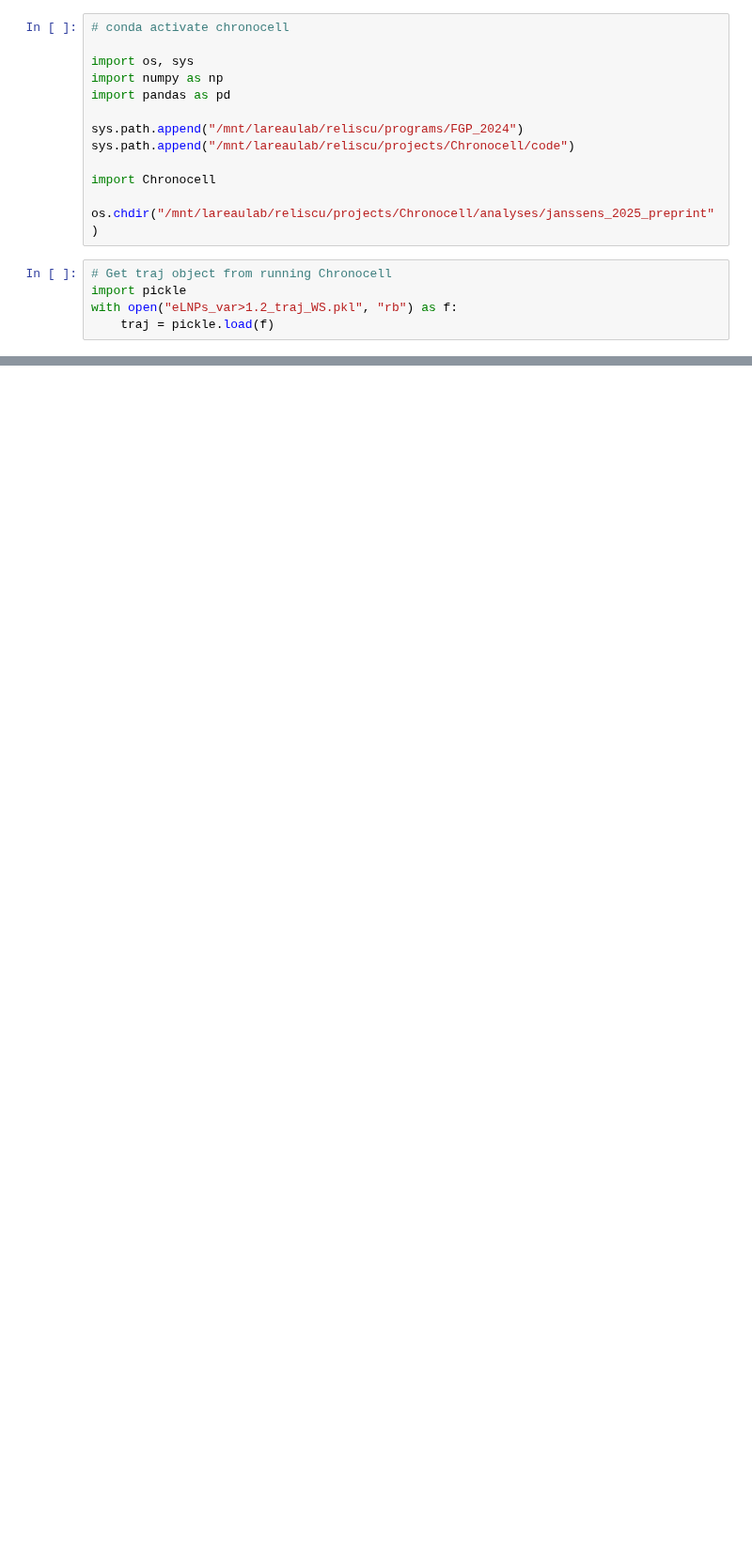
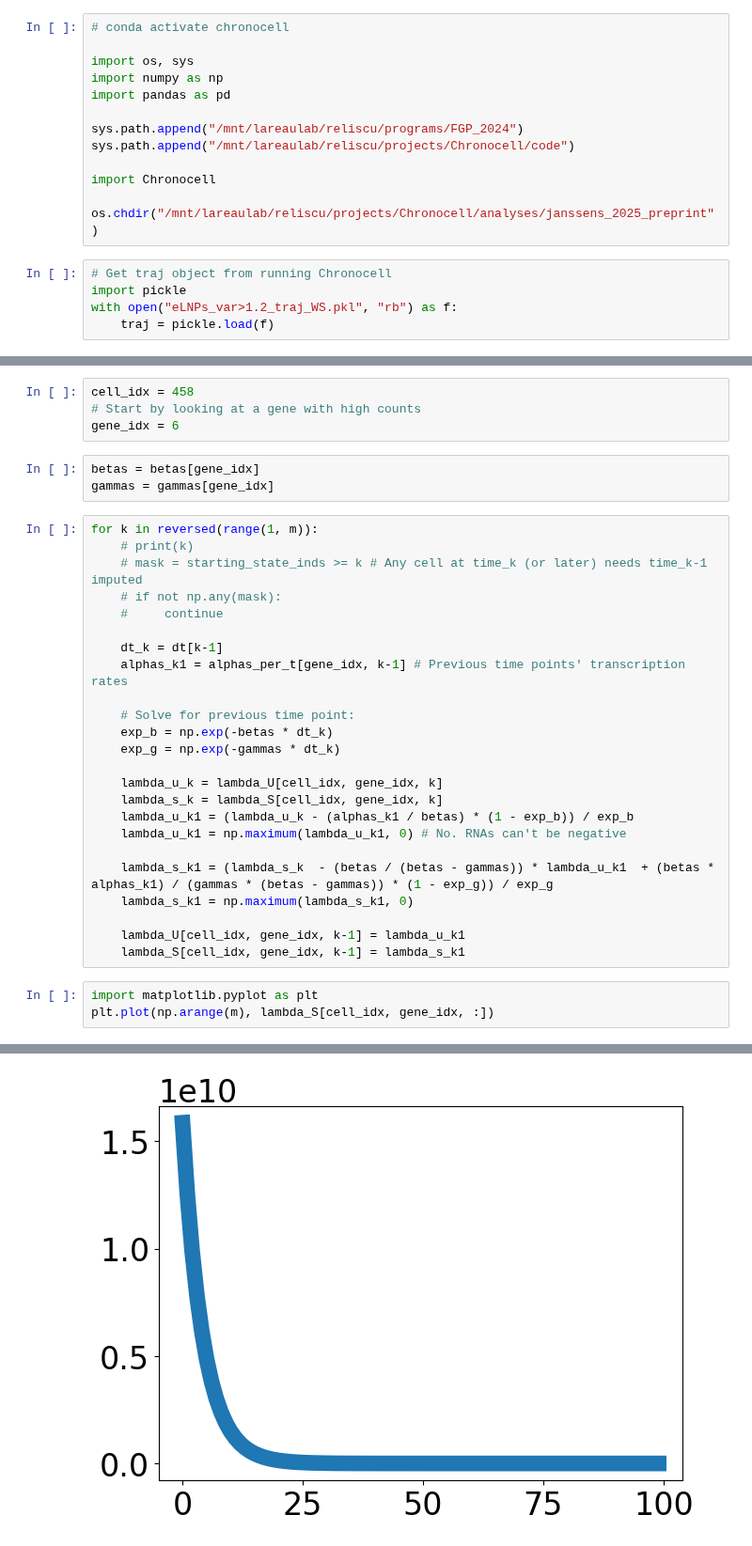
Before and after one commit to reliscu/chronocell_janssens_2025_preprint, a Jupyter notebook: 05_reconstruct_RNA_histories.ipynb, the cells around one changed output, grey strips where cells are left out. Shown at 94% size. Saved outputs shown, nothing was run; the diff lists cells and outputs as text; blank space fills up the shorter version.

```diff
--- a/05_reconstruct_RNA_histories.ipynb
+++ b/05_reconstruct_RNA_histories.ipynb
@@ -51,0 +61,35 @@ dt = np.diff(time_grid)
+# %%
+cell_idx = 458
+# Start by looking at a gene with high counts
+gene_idx = 6
+# %%
+betas = betas[gene_idx]
+gammas = gammas[gene_idx]
+# %%
+for k in reversed(range(1, m)):
+    # print(k)
+    # mask = starting_state_inds >= k # Any cell at time_k (or later) needs time_k-1 imputed
+    # if not np.any(mask):
+    #     continue
+
+    dt_k = dt[k-1]
+    alphas_k1 = alphas_per_t[gene_idx, k-1] # Previous time points' transcription rates
+
+    # Solve for previous time point:
+    exp_b = np.exp(-betas * dt_k)
+    exp_g = np.exp(-gammas * dt_k)
+
+    lambda_u_k = lambda_U[cell_idx, gene_idx, k]
+    lambda_s_k = lambda_S[cell_idx, gene_idx, k]
+    lambda_u_k1 = (lambda_u_k - (alphas_k1 / betas) * (1 - exp_b)) / exp_b
+    lambda_u_k1 = np.maximum(lambda_u_k1, 0) # No. RNAs can't be negative
+
+    lambda_s_k1 = (lambda_s_k  - (betas / (betas - gammas)) * lambda_u_k1  + (betas * alphas_k1) / (gammas * (betas - gammas)) * (1 - exp_g)) / exp_g
+    lambda_s_k1 = np.maximum(lambda_s_k1, 0)
+
+    lambda_U[cell_idx, gene_idx, k-1] = lambda_u_k1
+    lambda_S[cell_idx, gene_idx, k-1] = lambda_s_k1
+# %%
+import matplotlib.pyplot as plt
+plt.plot(np.arange(m), lambda_S[cell_idx, gene_idx, :])
+# %% [output]
@@ -51,0 +97 @@ dt = np.diff(time_grid)
+[figure, added]
```
Also changed, not shown: parts of 25 cells of this notebook, 1 other file.
